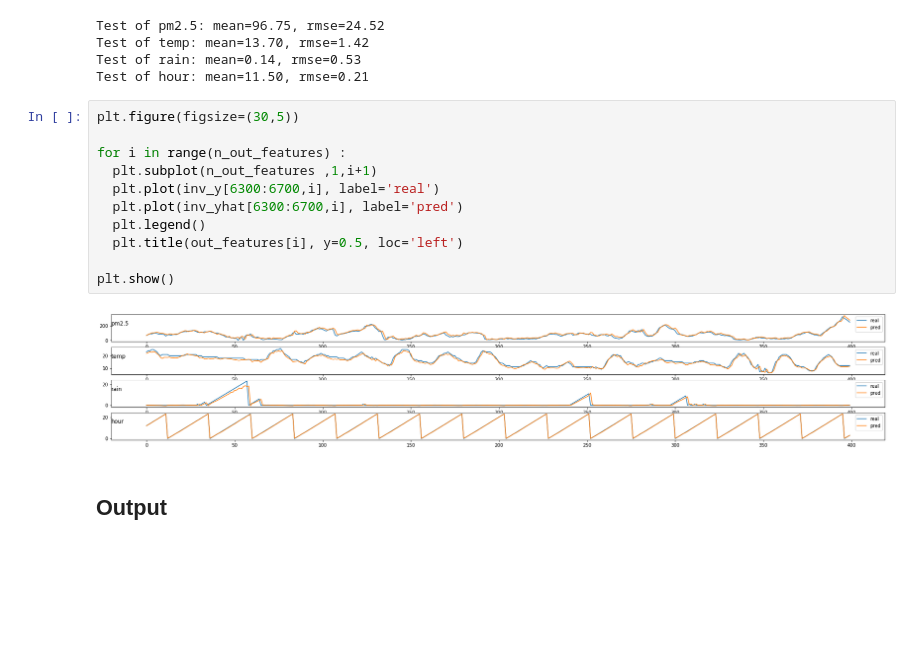
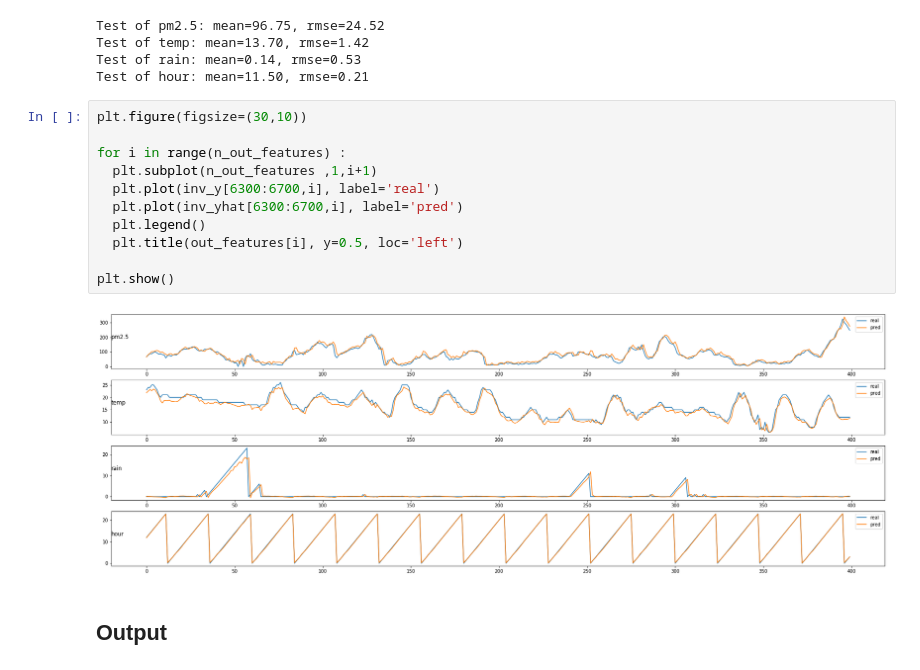
Before and after one commit to frh2020/topics, a Jupyter notebook: time_series/time_series_bjpm25_lstm_t1.ipynb, the cells around one changed output. Cells and saved outputs as stored; diff of their text form; blank space fills up the shorter version.

```diff
--- a/time_series/time_series_bjpm25_lstm_t1.ipynb
+++ b/time_series/time_series_bjpm25_lstm_t1.ipynb
@@ -317,18 +317,18 @@ Test of temp: mean=13.70, rmse=1.42
 Test of rain: mean=0.14, rmse=0.53
 Test of hour: mean=11.50, rmse=0.21
 # %%
-plt.figure(figsize=(30,5))
+plt.figure(figsize=(30,10))
 
 for i in range(n_out_features) :
   plt.subplot(n_out_features ,1,i+1)
   plt.plot(inv_y[6300:6700,i], label='real')
   plt.plot(inv_yhat[6300:6700,i], label='pred')
   plt.legend()
   plt.title(out_features[i], y=0.5, loc='left')
 
 plt.show()
 # %% [output]
-[figure, old version]
+[figure, new version]
 # %% [markdown]
 ## Output
 # %%
```
